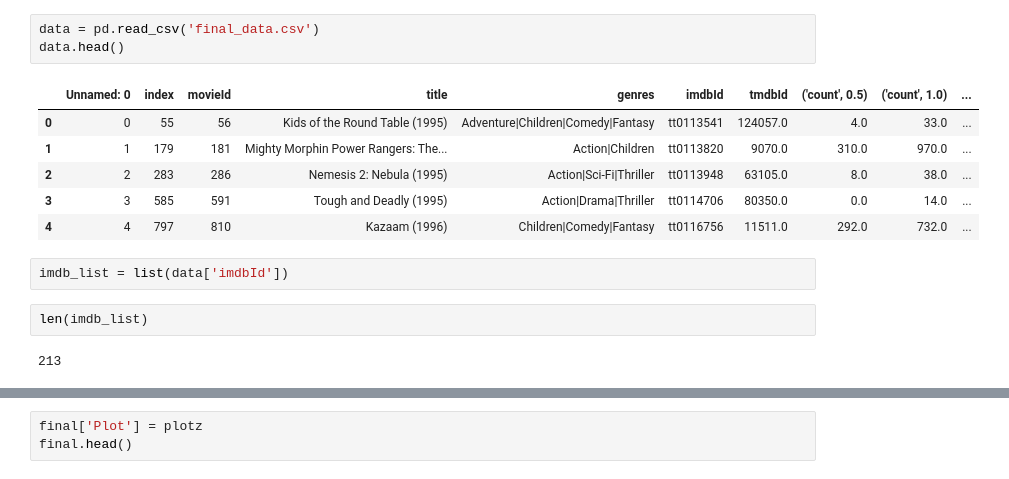
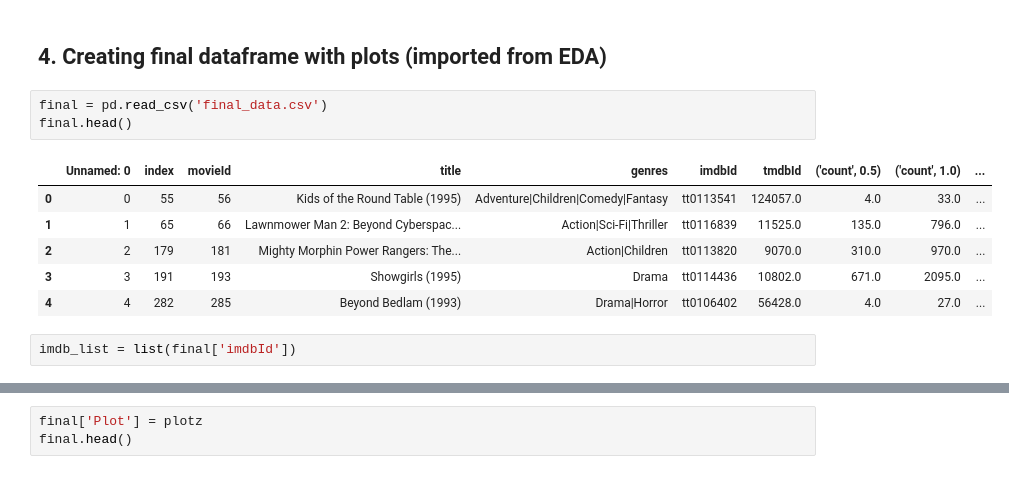
Before and after one commit to jmcneilkeller/Good_Bad_Movies, a Jupyter notebook: Data_Gathering.ipynb, the cells around one changed output, grey strips where cells are left out. Cells and saved outputs as stored; diff of their text form.

```diff
--- a/Data_Gathering.ipynb
+++ b/Data_Gathering.ipynb
@@ -562,18 +581,16 @@ omdb_130k = omdb_getter(imdb_list[110001:130001])
+# %% [markdown]
+## 4. Creating final dataframe with plots (imported from EDA)
 # %%
-data = pd.read_csv('final_data.csv')
-data.head()
+final = pd.read_csv('final_data.csv')
+final.head()
 # %% [output]
 |  | Unnamed: 0 | index | movieId | title | genres | imdbId | tmdbId | ('count', 0.5) | ('count', 1.0) | ... |
 | 0 | 0 | 55 | 56 | Kids of the Round Table (1995) | Adventure|Children|Comedy|Fantasy | tt0113541 | 124057.0 | 4.0 | 33.0 | ... |
-| 1 | 1 | 179 | 181 | Mighty Morphin Power Rangers: The... | Action|Children | tt0113820 | 9070.0 | 310.0 | 970.0 | ... |
-| 2 | 2 | 283 | 286 | Nemesis 2: Nebula (1995) | Action|Sci-Fi|Thriller | tt0113948 | 63105.0 | 8.0 | 38.0 | ... |
-| 3 | 3 | 585 | 591 | Tough and Deadly (1995) | Action|Drama|Thriller | tt0114706 | 80350.0 | 0.0 | 14.0 | ... |
-| 4 | 4 | 797 | 810 | Kazaam (1996) | Children|Comedy|Fantasy | tt0116756 | 11511.0 | 292.0 | 732.0 | ... |
+| 1 | 1 | 65 | 66 | Lawnmower Man 2: Beyond Cyberspac... | Action|Sci-Fi|Thriller | tt0116839 | 11525.0 | 135.0 | 796.0 | ... |
+| 2 | 2 | 179 | 181 | Mighty Morphin Power Rangers: The... | Action|Children | tt0113820 | 9070.0 | 310.0 | 970.0 | ... |
+| 3 | 3 | 191 | 193 | Showgirls (1995) | Drama | tt0114436 | 10802.0 | 671.0 | 2095.0 | ... |
+| 4 | 4 | 282 | 285 | Beyond Bedlam (1993) | Drama|Horror | tt0106402 | 56428.0 | 4.0 | 27.0 | ... |
 # %%
-imdb_list = list(data['imdbId'])
+imdb_list = list(final['imdbId'])
-# %%
-len(imdb_list)
-# %% [output]
-213
 # %%
 omdb_final = omdb_getter(imdb_list)
```
Also changed, not shown: parts of 13 cells of this notebook, 4 other files.
